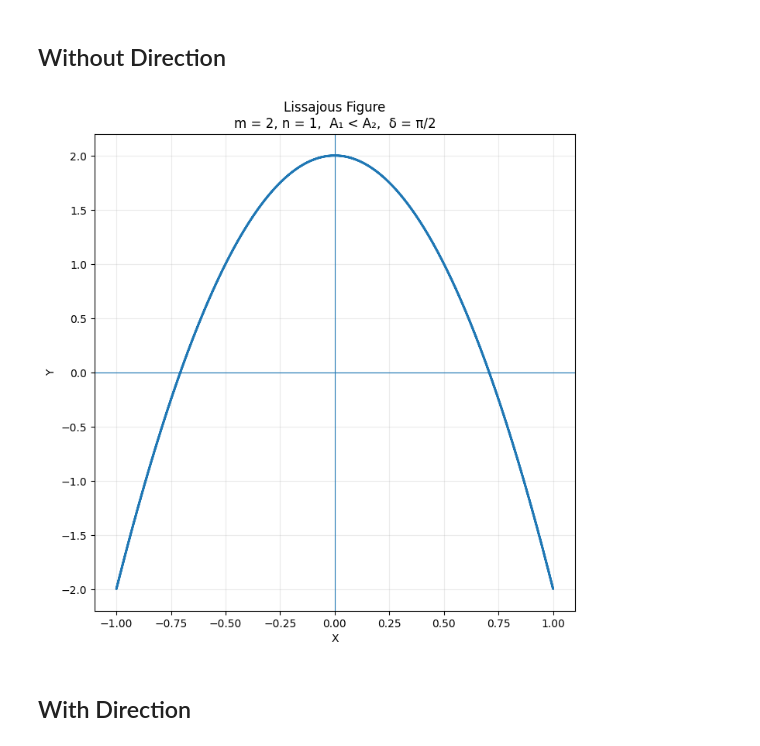
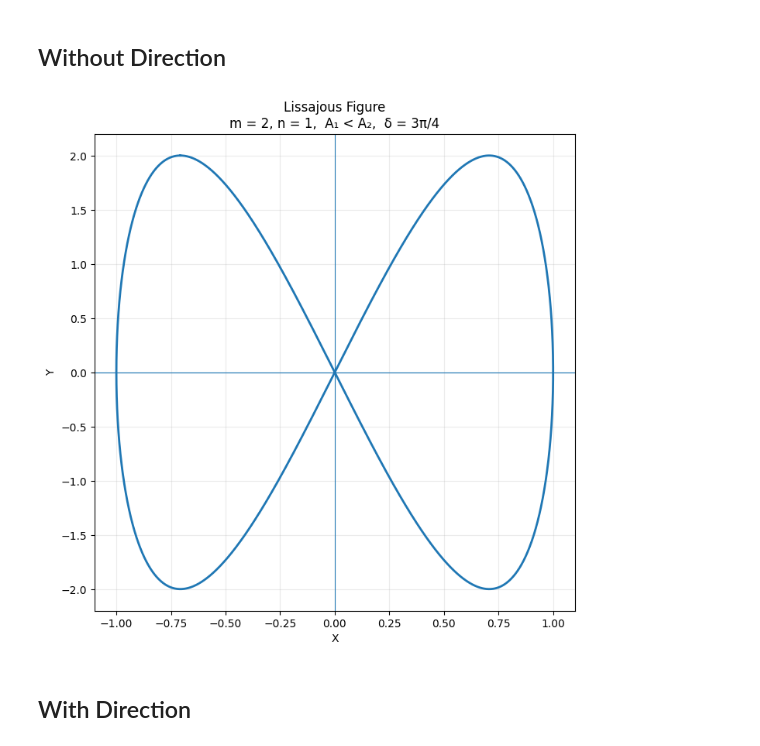
Before and after one commit to soumyadipk03/python-sem1, a Jupyter notebook: lissajous.ipynb, the cells around one changed output. Cells and saved outputs as stored; diff of their text form; code cells hidden in the pictures.

```diff
--- a/lissajous.ipynb
+++ b/lissajous.ipynb
@@ -34,7 +34,7 @@ AMPLITUDE_RATIO = 2
 # 4 = π
 # ...
 # 8 = 2π
-DELTA_STEP = 2
+DELTA_STEP = 3
 
 
 # ============================================================
@@ -101,34 +101,34 @@ if DELTA_STEP == 0:
     delta_text = "0"
 elif DELTA_STEP == 1:
     delta_text = "π/4"
 elif DELTA_STEP == 2:
     delta_text = "π/2"
 elif DELTA_STEP == 3:
     delta_text = "3π/4"
 elif DELTA_STEP == 4:
     delta_text = "π"
 elif DELTA_STEP == 5:
     delta_text = "5π/4"
 elif DELTA_STEP == 6:
     delta_text = "3π/2"
 elif DELTA_STEP == 7:
     delta_text = "7π/4"
 elif DELTA_STEP == 8:
     delta_text = "2π"
 else:
     delta_text = f"{DELTA_STEP}π/4"
 
 plt.title(
     f"Lissajous Figure\n"
     f"m = {m}, n = {n},  "
     f"A₁ {AMPLITUDE_RELATION} A₂,  "
     f"δ = {delta_text}"
 )
 
 plt.grid(True, alpha=0.25)
 plt.show()
 # %% [output]
-[figure, old version]
+[figure, new version]
 # %% [markdown]
 ## With Direction
 # %%
```
